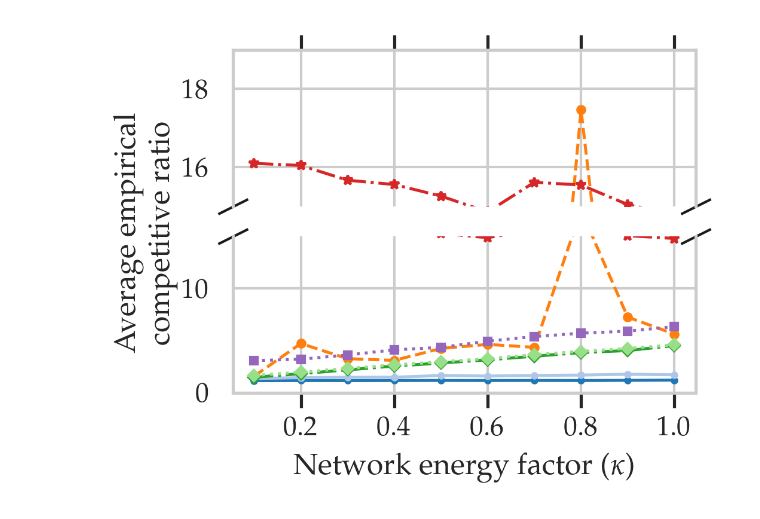
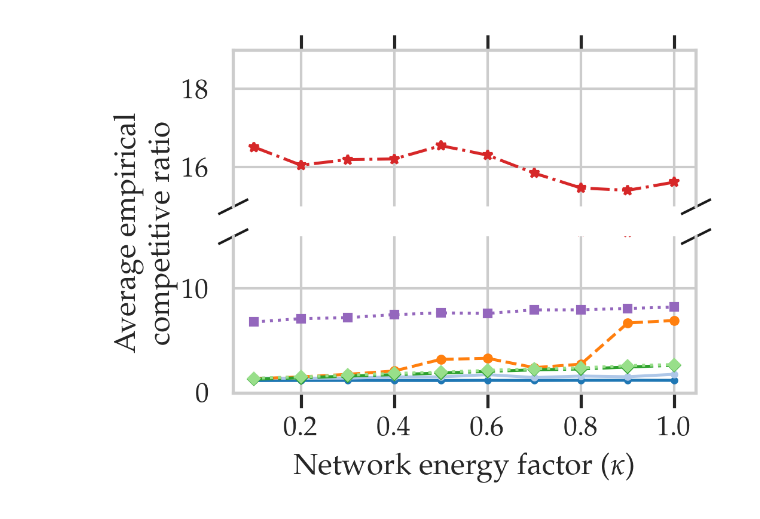
Before and after one commit to umassos/caslb-experiments, a Jupyter notebook: plotting.ipynb, the cells around one changed output. Saved outputs shown, nothing was run; the diff lists cells and outputs as text; code cells hidden in the pictures.

```diff
--- a/plotting.ipynb
+++ b/plotting.ipynb
@@ -80,6 +80,8 @@ for xi in xis:
         print("nothing here")
 for energy in energys:
     try:
+        if energy == 80:
+            energy = 75
         with open("energy/energy_results{}.pickle".format(energy), "rb") as f:
             result = pickle.load(f)
             results[("energy", energy)] = result
@@ -144,7 +146,7 @@ total_cost_constThresholds = np.array([])
 total_cost_clip0s = np.array([])
 total_cost_clip2s = np.array([])
 for key in results.keys():
-    if key[0] in ["xi", "xi_carbon", "energy", "marginal"]:
+    if key[0] in ["xi", "xi_carbon", "marginal"]:
         continue
     cost_opts = results[key]["cost_opts"]
     cost_pcms = results[key]["cost_pcms"]
@@ -316,6 +307,8 @@ constThresholds = []
 clip0s = []
 clip2s = []
 for energy in energys:
+    if energy == 80:
+        energy = 75
     cost_opts = results[("energy", energy)]["cost_opts"]
     cost_pcms = results[("energy", energy)]["cost_pcms"]
     cost_greedys = results[("energy", energy)]["cost_greedys"]
@@ -358,34 +351,34 @@ for ax in [ax1, ax2]:
     ax.plot(energyXaxis, delayGreedys, color=colorDict["delayGreedy"], label="delayed greedy", marker='D', linestyle='dotted', markersize=3, linewidth=lw)
     ax.plot(energyXaxis, agnostics, color=colorDict["agnostic"], label="agnostic", marker='*', linestyle='dashdot', markersize=4, linewidth=lw)
     ax.plot(energyXaxis, constThresholds, color=colorDict["simple threshold"], label="simple threshold", marker='s', linestyle='dotted', markersize=3, linewidth=lw)
 # zoom-in / limit the view to different portions of the data
 ax1.set_ylim(15, 19)  # outliers only
 ax2.set_ylim(0, 15)  # most of the data
 
 # hide the spines between ax and ax2
 ax1.spines.bottom.set_visible(False)
 ax2.spines.top.set_visible(False)
 ax1.xaxis.tick_top()
 ax1.tick_params(labeltop=False)  # don't put tick labels at the top
 ax2.xaxis.tick_bottom()
 
 # Now, let's turn towards the cut-out slanted lines.
 d = .5  # proportion of vertical to horizontal extent of the slanted line
 kwargs = dict(marker=[(-1, -d), (1, d)], markersize=12,
               linestyle="none", color='k', mec='k', mew=1, clip_on=False)
 
 ax1.plot([0, 1], [0, 0], transform=ax1.transAxes, **kwargs)
 ax2.plot([0, 1], [1, 1], transform=ax2.transAxes, **kwargs)
 # ax1.set_yticks([16, 18, 20])
 # ax2.set_yticks([2, 4, 6])
 plt.xlabel("Network energy factor ($\\kappa$)")
 plt.ylabel("Average empirical\n competitive ratio", fontsize=12)
 ax2.yaxis.set_label_coords(-0.12,1.02)
 plt.tight_layout(pad=0.0)
 plt.savefig("plots/energy.pdf", bbox_inches='tight', pad_inches=0)
 # plt.legend(loc='center left', fontsize=7, frameon=False)
 # %% [output]
-[figure, old version]
+[figure, new version]
 # %%
 ######################### plotting tau data
 
```
Also changed, not shown: parts of 17 cells of this notebook, 10 other files.
